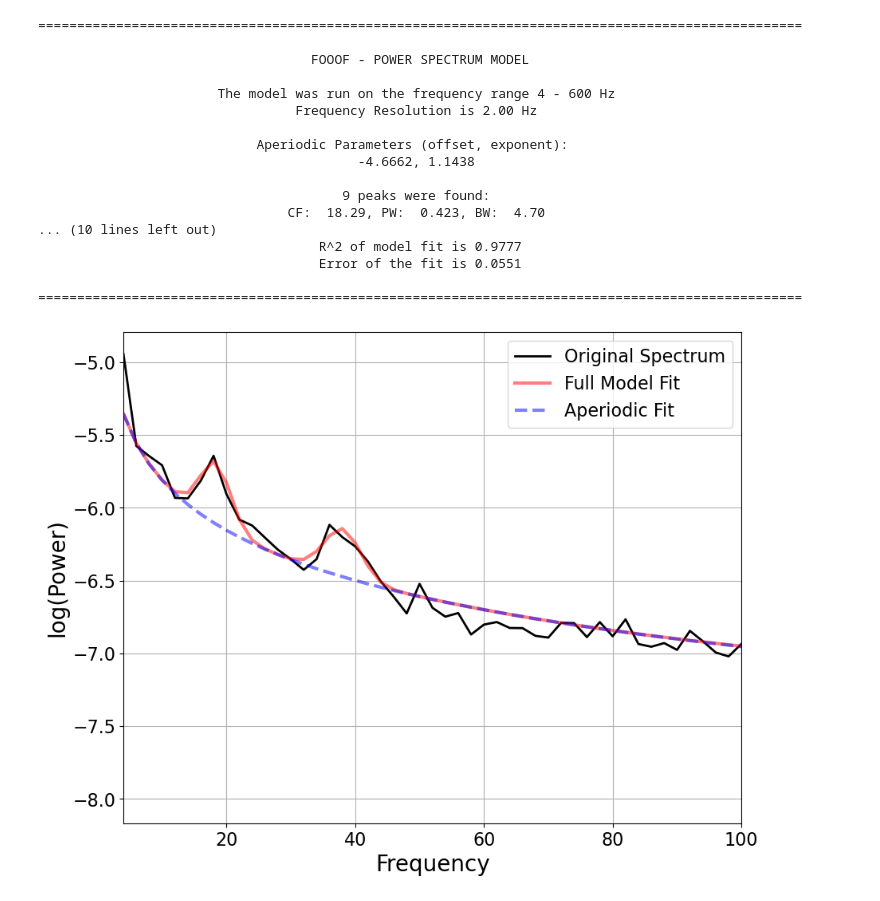
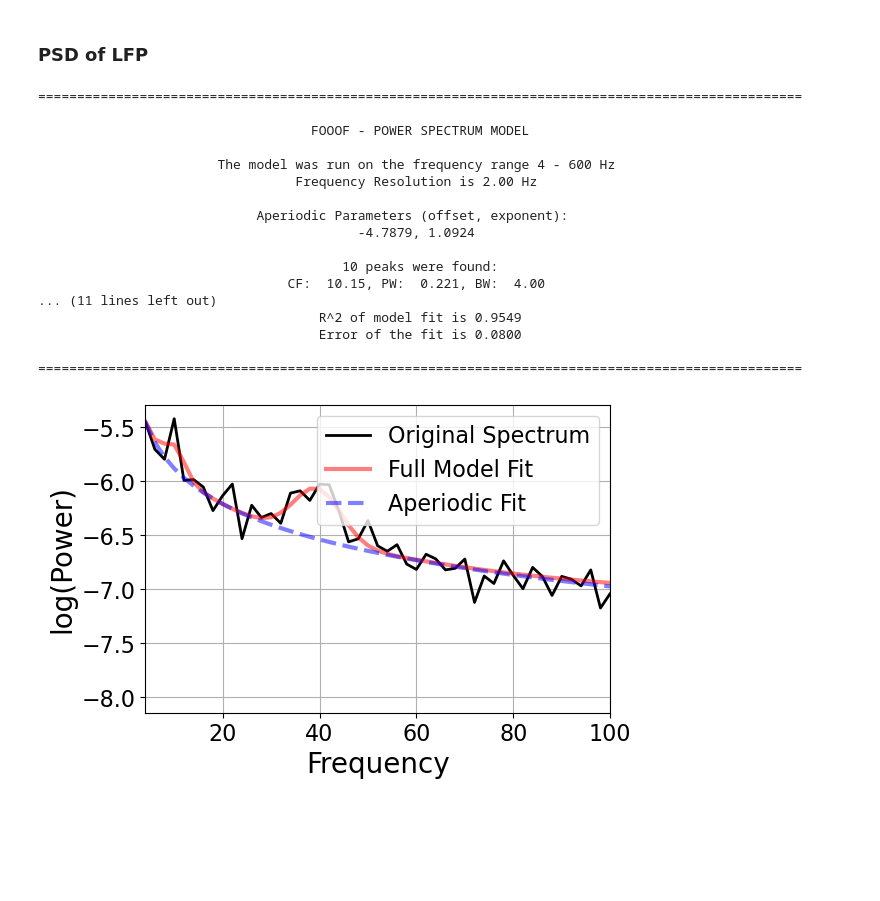
Before and after one commit to chenziao/M1ten_thousand, a Jupyter notebook: Analysis/Analyze_PSD.ipynb, the cells around one changed output. Drawn from its saved outputs; the diff is of its cells as text; code cells hidden in the pictures; blank space fills up the shorter version.

Commit message:
Update analysis functions; Update a set of network parameters

```diff
--- a/Analysis/Analyze_PSD.ipynb
+++ b/Analysis/Analyze_PSD.ipynb
@@ -42,0 +94,15 @@ f, pxx, stim_cycle = plot.get_psd_on_stimulus(
+# %%
+f, pxx, lfp_stim_cycle = plot.get_psd_on_stimulus(
+    lfps, lfps.fs, on_time, off_time, t_start, t=lfps.time, tseg=tseg)
+psd_lfp = xr.DataArray(pxx, coords={'channel': lfps.channel_id.values, 'frequency': f})
+
+psd_rspk = []
+valid_grp = []
+for grp in group_label:
+    rspk = group_rspk.sel(population=grp)
+    if rspk.spike_rate_std > 0:
+        f, pxx, rspk_stim_cycle = plot.get_psd_on_stimulus(
+            rspk.spike_rate_norm, rspk.fs, on_time, off_time, t_start, t=rspk.time, tseg=tseg)
+        psd_rspk.append(pxx)
+        valid_grp.append(grp)
+psd_rspk = xr.DataArray(np.array(psd_rspk), coords={'population': valid_grp, 'frequency': f})
@@ -48,0 +122,10 @@ plt.show()
+# %%
+# %matplotlib notebook
+
+_, axs = plt.subplots(len(spike_groups), 1, figsize=(10, 5 * len(spike_groups)))
+for i, ax in enumerate(axs):
+    rspk = group_rspk.spike_rate.isel(population=i)
+    plot.plot_stimulus_cycles(rspk.time, rspk.values, rspk_stim_cycle, dv_n_sigma=5., var_label='Spike Rate (Hz)', ax=ax)
+    axs[i].set_title(rspk.population.item())
+plt.tight_layout()
+plt.show()
@@ -49,37 +134,44 @@ plt.show()
+# %% [markdown]
+### PSD of LFP
 # %%
+fooof_params = dict(aperiodic_mode='fixed', freq_range=600., peak_width_limits=100.)
 plt_range = 100.
-plt_log=False
+plt_log = False
+figsize = (6, 4)
 
-results, fm = plot.fit_fooof(
-    f, pxx, aperiodic_mode='fixed', dB_threshold=3., max_n_peaks=10,
-    freq_range=600., peak_width_limits=100., report=True,
-    plot=True, plt_log=plt_log, plt_range=plt_range)
+if n_channel <= 1:
+    results = plot.fit_fooof(psd_lfp.frequency.values, psd_lfp.sel(channel=elec_id), **fooof_params,
+                             report=True, plot=True, plt_log=plt_log, plt_range=plt_range, figsize=figsize)
+else:
+    results, _, _ = plot.plot_channel_psd(psd_lfp, channel_id=elec_id, **fooof_params,
+                                          plt_log=plt_log, plt_range=plt_range, figsize=figsize)
+results, fm = results
 
 save_fooof = False
 if save_fooof:
     SAVE_PATH = os.path.join(TRIAL_PATH, 'FOOOF_results')
     fm.save(SAVE_PATH, save_results=True, save_settings=True, save_data=True)
 
     # Save out a report of the current model fit & results
     REPORT_PATH = os.path.join(TRIAL_PATH, 'FOOOF_report')
     fm.save_report(REPORT_PATH, plt_log=plt_log)
 # %% [output]
 ==================================================================================================
 
                                    FOOOF - POWER SPECTRUM MODEL
 
                        The model was run on the frequency range 4 - 600 Hz
                                  Frequency Resolution is 2.00 Hz
 
                             Aperiodic Parameters (offset, exponent):
-                                         -4.6662, 1.1438
+                                         -4.7879, 1.0924
 
-                                       9 peaks were found:
-                                CF:  18.29, PW:  0.423, BW:  4.70
-... (10 lines left out)
-                                    R^2 of model fit is 0.9777
-                                    Error of the fit is 0.0551
+                                       10 peaks were found:
+                                CF:  10.15, PW:  0.221, BW:  4.00
+... (11 lines left out)
+                                    R^2 of model fit is 0.9549
+                                    Error of the fit is 0.0800
 
 ==================================================================================================
-[figure, old version]
+[figure, new version]
 # %%
```
Also changed, not shown: parts of 26 cells of this notebook, 21 other files.
